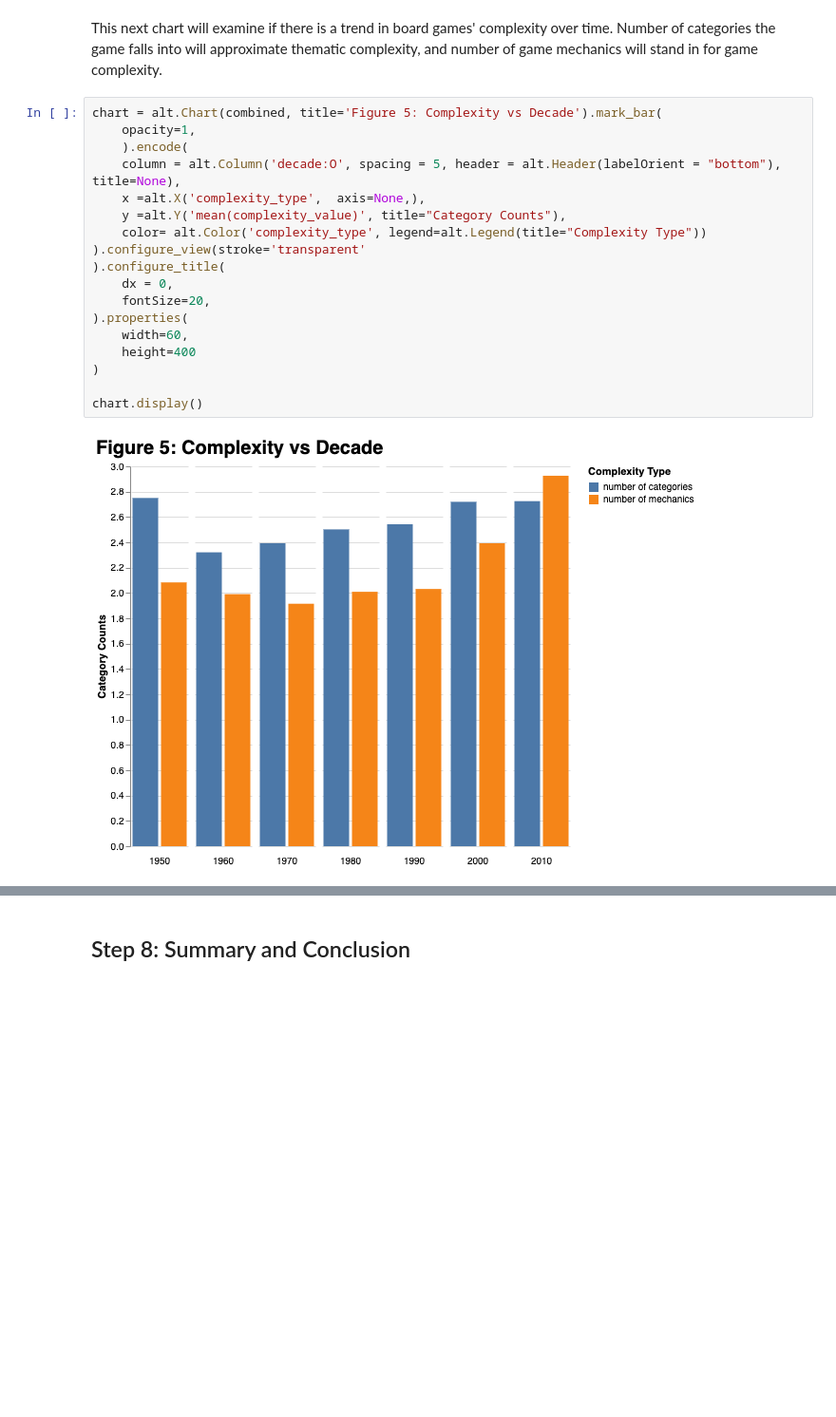
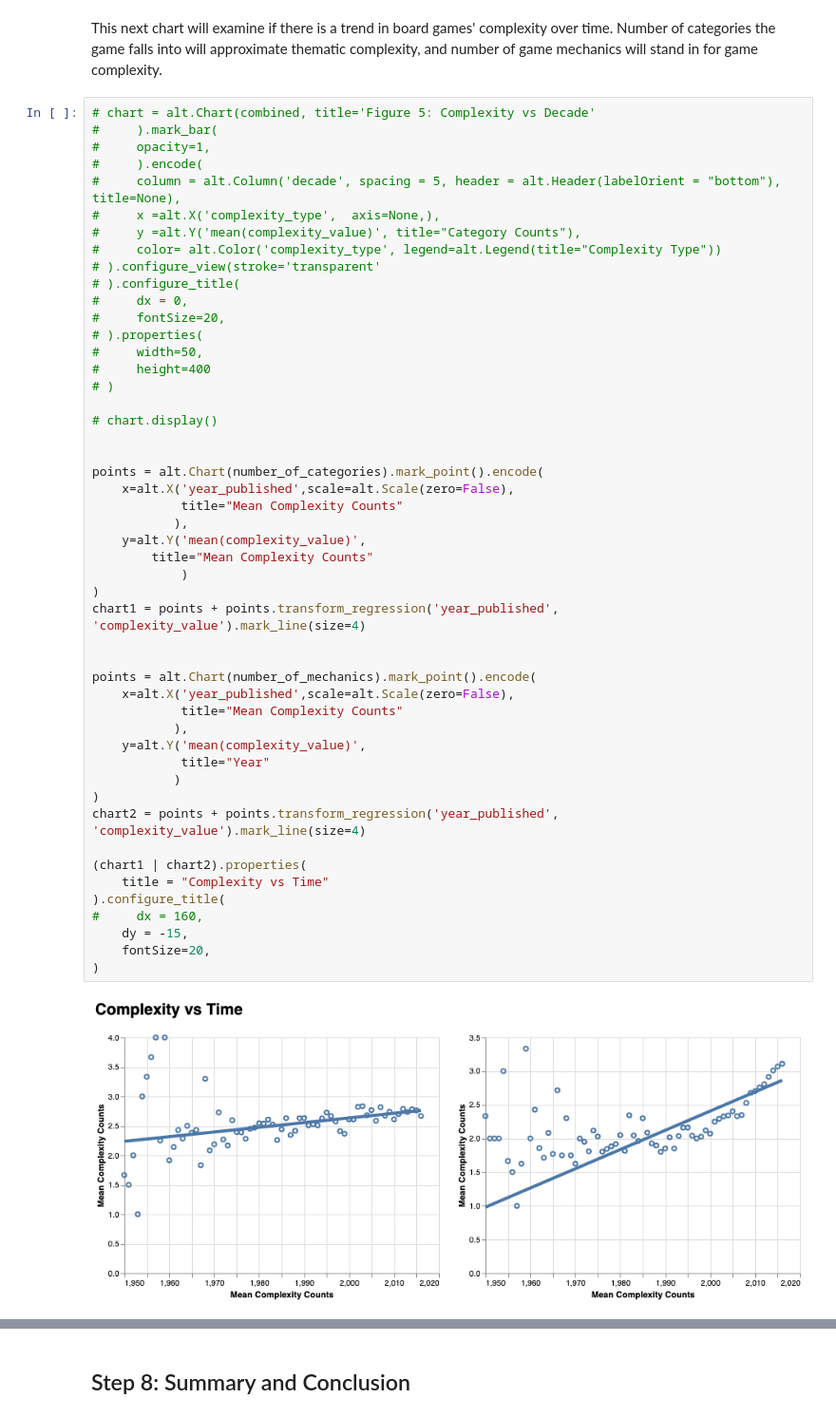
Before and after one commit to ubco-mds-2020-labs/data-550-project2-group-14, a Jupyter notebook: boardgame_EDA.ipynb, the cells around one changed output, grey strips where cells are left out. Shown: that part at 95% size. Saved outputs shown, nothing was run; the diff lists cells and outputs as text; blank space fills up the shorter version.

Commit message:
change to scatter plots with trend line

```diff
--- a/boardgame_EDA.ipynb
+++ b/boardgame_EDA.ipynb
@@ -473,22 +473,53 @@ However, Figure 4 does indicate that games with longer minimum/maximum playtime
 # %% [markdown]
 This next chart will examine if there is a trend in board games' complexity over time. Number of categories the game falls into will approximate thematic complexity, and number of game mechanics will stand in for game complexity.
 # %%
-chart = alt.Chart(combined, title='Figure 5: Complexity vs Decade').mark_bar(
-    opacity=1,
-    ).encode(
-    column = alt.Column('decade:O', spacing = 5, header = alt.Header(labelOrient = "bottom"), title=None),
-    x =alt.X('complexity_type',  axis=None,),
-    y =alt.Y('mean(complexity_value)', title="Category Counts"),
-    color= alt.Color('complexity_type', legend=alt.Legend(title="Complexity Type"))
-).configure_view(stroke='transparent'
+# chart = alt.Chart(combined, title='Figure 5: Complexity vs Decade'
+#     ).mark_bar(
+#     opacity=1,
+#     ).encode(
+#     column = alt.Column('decade', spacing = 5, header = alt.Header(labelOrient = "bottom"), title=None),
+#     x =alt.X('complexity_type',  axis=None,),
+#     y =alt.Y('mean(complexity_value)', title="Category Counts"),
+#     color= alt.Color('complexity_type', legend=alt.Legend(title="Complexity Type"))
+# ).configure_view(stroke='transparent'
+# ).configure_title(
+#     dx = 0,
+#     fontSize=20,
+# ).properties(
+#     width=50,
+#     height=400
+# )
+
+# chart.display()
+
+
+points = alt.Chart(number_of_categories).mark_point().encode(
+    x=alt.X('year_published',scale=alt.Scale(zero=False),
+            title="Mean Complexity Counts"
+           ),
+    y=alt.Y('mean(complexity_value)',
+        title="Mean Complexity Counts"
+            )
+)
+chart1 = points + points.transform_regression('year_published', 'complexity_value').mark_line(size=4)
+
+
+points = alt.Chart(number_of_mechanics).mark_point().encode(
+    x=alt.X('year_published',scale=alt.Scale(zero=False),
+            title="Mean Complexity Counts"
+           ),
+    y=alt.Y('mean(complexity_value)',
+            title="Year"
+           )
+)
+chart2 = points + points.transform_regression('year_published', 'complexity_value').mark_line(size=4)
+
+(chart1 | chart2).properties(
+    title = "Complexity vs Time"
 ).configure_title(
-    dx = 0,
+#     dx = 160,
+    dy = -15,
     fontSize=20,
-).properties(
-    width=60,
-    height=400
 )
-
-chart.display()
 # %% [output]
-[figure, old version]
+[figure, new version]
```
Also changed, not shown: parts of 2 cells of this notebook.
